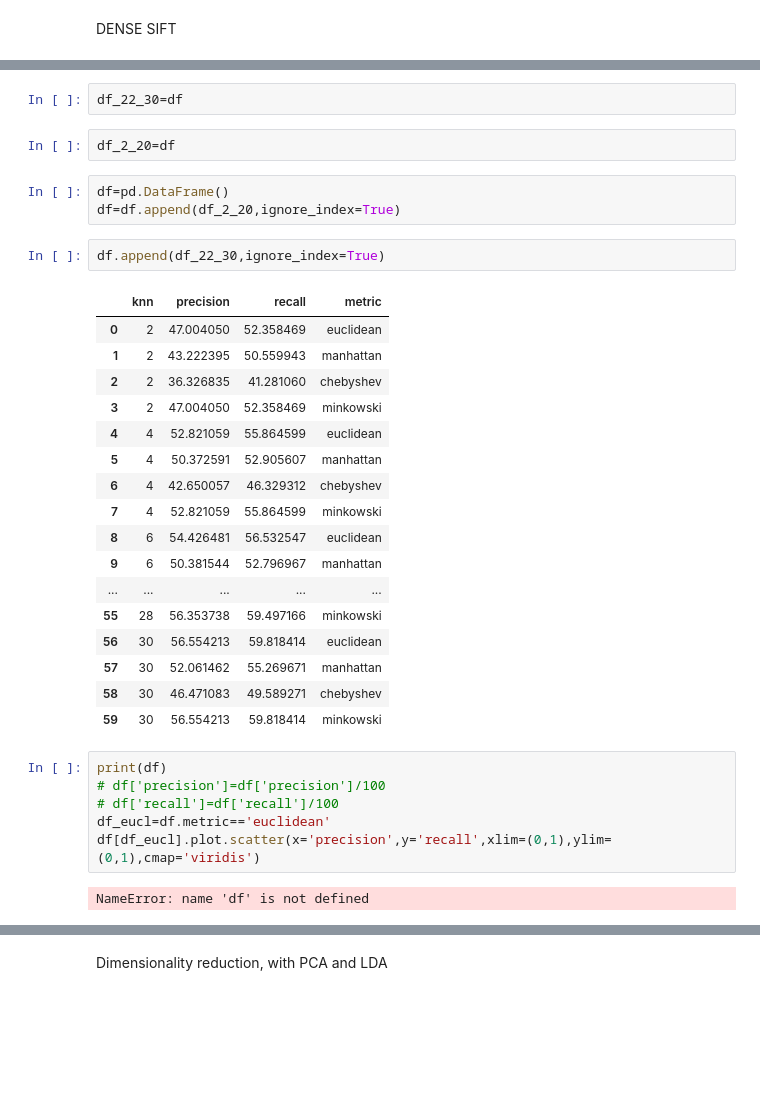
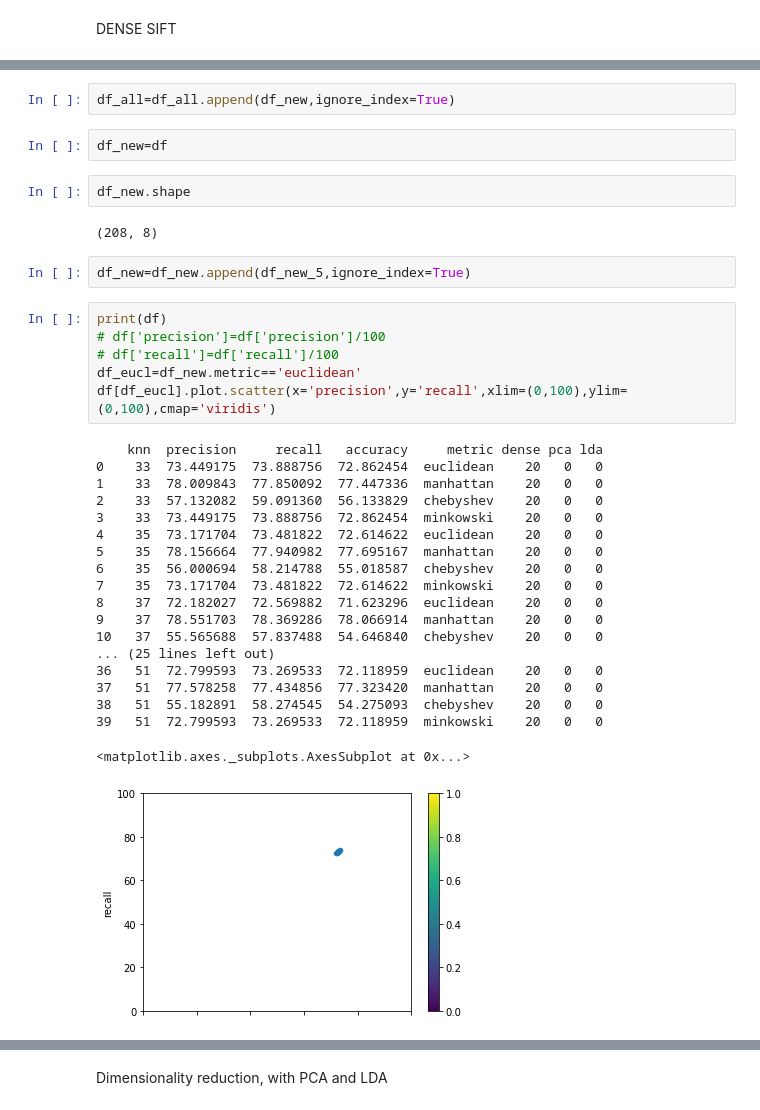
Before and after one commit to StanleyAlbayeros/MCV-M3-MLCV-G02, a Jupyter notebook: BagofVisualWords.ipynb, the cells around one changed output, grey strips where cells are left out. Saved outputs shown, nothing was run; the diff lists cells and outputs as text; blank space fills up the shorter version.

```diff
--- a/BagofVisualWords.ipynb
+++ b/BagofVisualWords.ipynb
@@ -200,38 +252,39 @@ df=pd.DataFrame(data_confusion, columns=['knn','precision','recall','metric'])
+# %%
+df_all=df_all.append(df_new,ignore_index=True)
 # %%
-df_22_30=df
+df_new=df
-# %%
-df_2_20=df
-# %%
-df=pd.DataFrame()
-df=df.append(df_2_20,ignore_index=True)
+# %%
+df_new.shape
+# %% [output]
+(208, 8)
 # %%
-df.append(df_22_30,ignore_index=True)
+df_new=df_new.append(df_new_5,ignore_index=True)
-# %% [output]
-|  | knn | precision | recall | metric |
-| 0 | 2 | 47.004050 | 52.358469 | euclidean |
-| 1 | 2 | 43.222395 | 50.559943 | manhattan |
-| 2 | 2 | 36.326835 | 41.281060 | chebyshev |
-| 3 | 2 | 47.004050 | 52.358469 | minkowski |
-| 4 | 4 | 52.821059 | 55.864599 | euclidean |
-| 5 | 4 | 50.372591 | 52.905607 | manhattan |
-| 6 | 4 | 42.650057 | 46.329312 | chebyshev |
-| 7 | 4 | 52.821059 | 55.864599 | minkowski |
-| 8 | 6 | 54.426481 | 56.532547 | euclidean |
-| 9 | 6 | 50.381544 | 52.796967 | manhattan |
-| ... | ... | ... | ... | ... |
-| 55 | 28 | 56.353738 | 59.497166 | minkowski |
-| 56 | 30 | 56.554213 | 59.818414 | euclidean |
-| 57 | 30 | 52.061462 | 55.269671 | manhattan |
-| 58 | 30 | 46.471083 | 49.589271 | chebyshev |
-| 59 | 30 | 56.554213 | 59.818414 | minkowski |
 # %%
 print(df)
 # df['precision']=df['precision']/100
 # df['recall']=df['recall']/100
-df_eucl=df.metric=='euclidean'
-df[df_eucl].plot.scatter(x='precision',y='recall',xlim=(0,1),ylim=(0,1),cmap='viridis')
+df_eucl=df_new.metric=='euclidean'
+df[df_eucl].plot.scatter(x='precision',y='recall',xlim=(0,100),ylim=(0,100),cmap='viridis')
 # %% [output]
-NameError: name 'df' is not defined
+    knn  precision     recall   accuracy     metric dense pca lda
+0    33  73.449175  73.888756  72.862454  euclidean    20   0   0
+1    33  78.009843  77.850092  77.447336  manhattan    20   0   0
+2    33  57.132082  59.091360  56.133829  chebyshev    20   0   0
+3    33  73.449175  73.888756  72.862454  minkowski    20   0   0
+4    35  73.171704  73.481822  72.614622  euclidean    20   0   0
+5    35  78.156664  77.940982  77.695167  manhattan    20   0   0
+6    35  56.000694  58.214788  55.018587  chebyshev    20   0   0
+7    35  73.171704  73.481822  72.614622  minkowski    20   0   0
+8    37  72.182027  72.569882  71.623296  euclidean    20   0   0
+9    37  78.551703  78.369286  78.066914  manhattan    20   0   0
+10   37  55.565688  57.837488  54.646840  chebyshev    20   0   0
+... (25 lines left out)
+36   51  72.799593  73.269533  72.118959  euclidean    20   0   0
+37   51  77.578258  77.434856  77.323420  manhattan    20   0   0
+38   51  55.182891  58.274545  54.275093  chebyshev    20   0   0
+39   51  72.799593  73.269533  72.118959  minkowski    20   0   0
+<matplotlib.axes._subplots.AxesSubplot at 0x...>
+[figure, added]
 # %%
 import matplotlib.pyplot as plt
 fig, ax = plt.subplots(figsize=(10,8))
```
Also changed, not shown: parts of 23 cells of this notebook, 7 other files.
